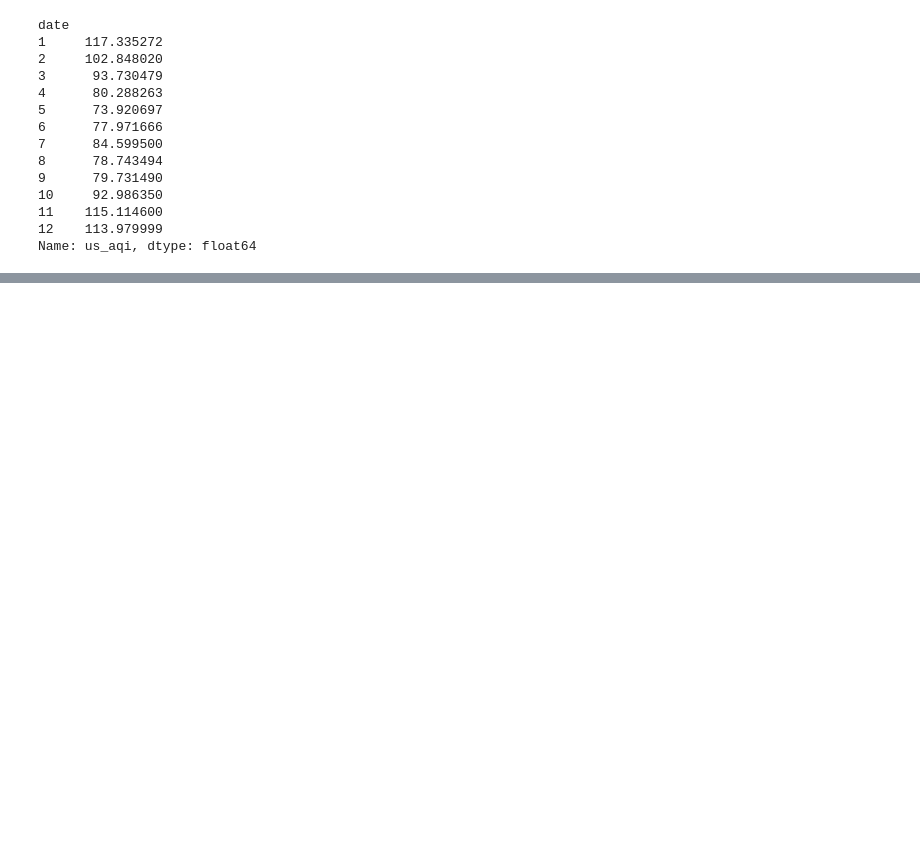
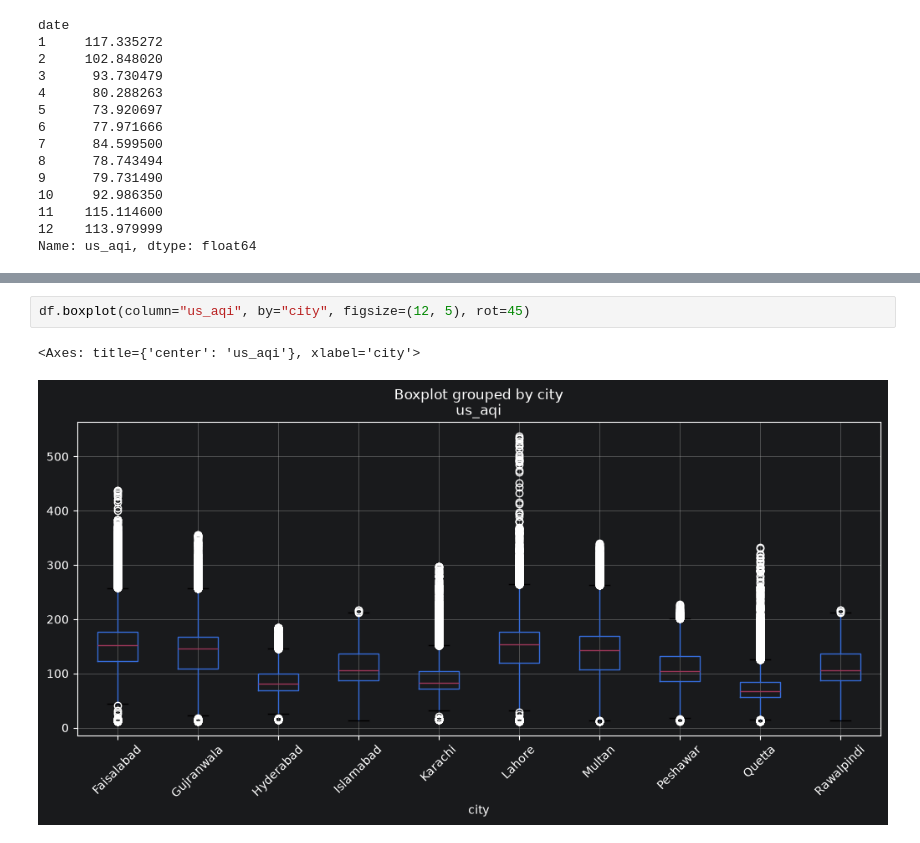
Before and after one commit to AyyanStorm/aqi-predictor, a Jupyter notebook: notebooks/01_eda.ipynb, the cells around one changed output, grey strips where cells are left out. Cells and saved outputs as stored; diff of their text form; blank space fills up the shorter version.

```diff
--- a/notebooks/01_eda.ipynb
+++ b/notebooks/01_eda.ipynb
@@ -244,0 +311,5 @@ monthly_overall.plot(figsize=(20,4),title="Karachi Monthly Overall AQI")
+# %%
+df.boxplot(column="us_aqi", by="city", figsize=(12, 5), rot=45)
+# %% [output]
+<Axes: title={'center': 'us_aqi'}, xlabel='city'>
+[figure, added]
```
Also changed, not shown: parts of 14 cells of this notebook, 1 other file.
